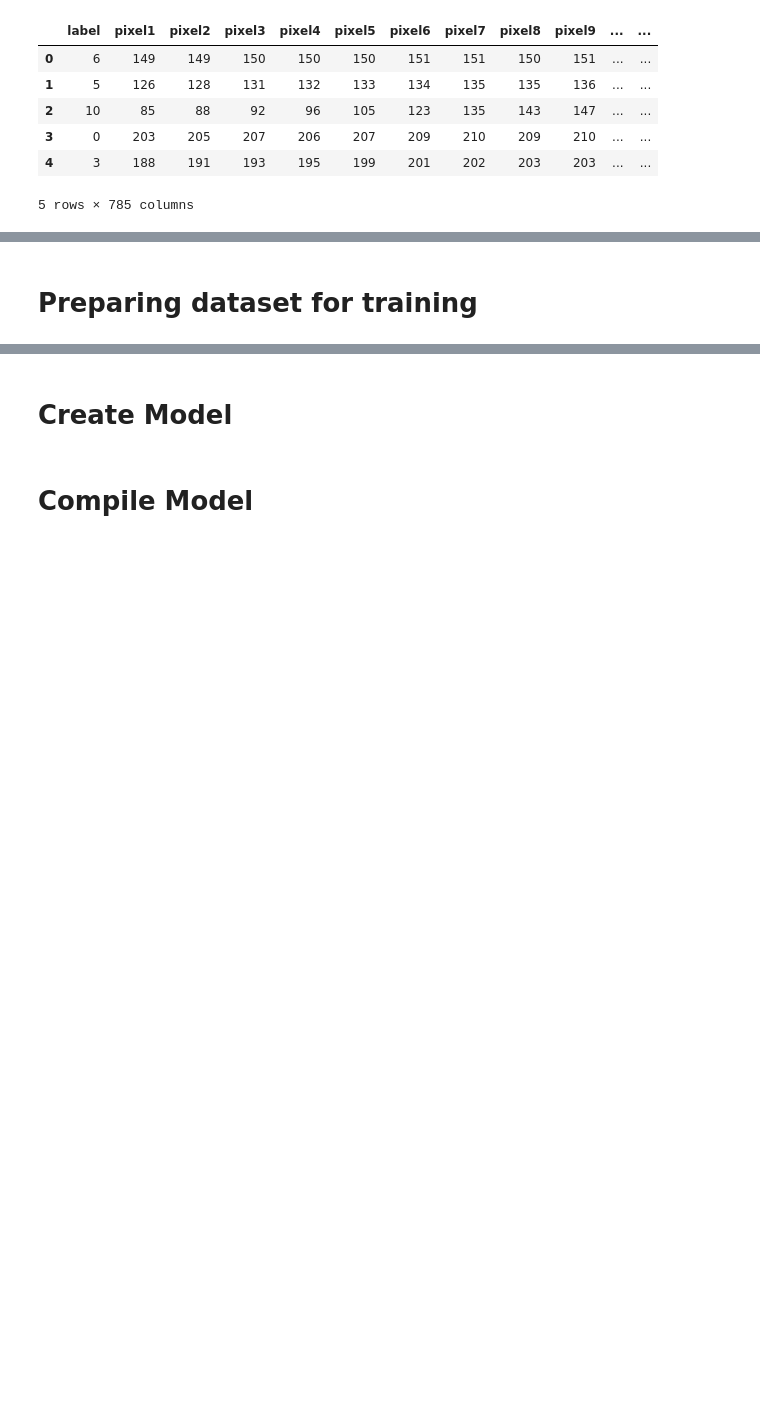
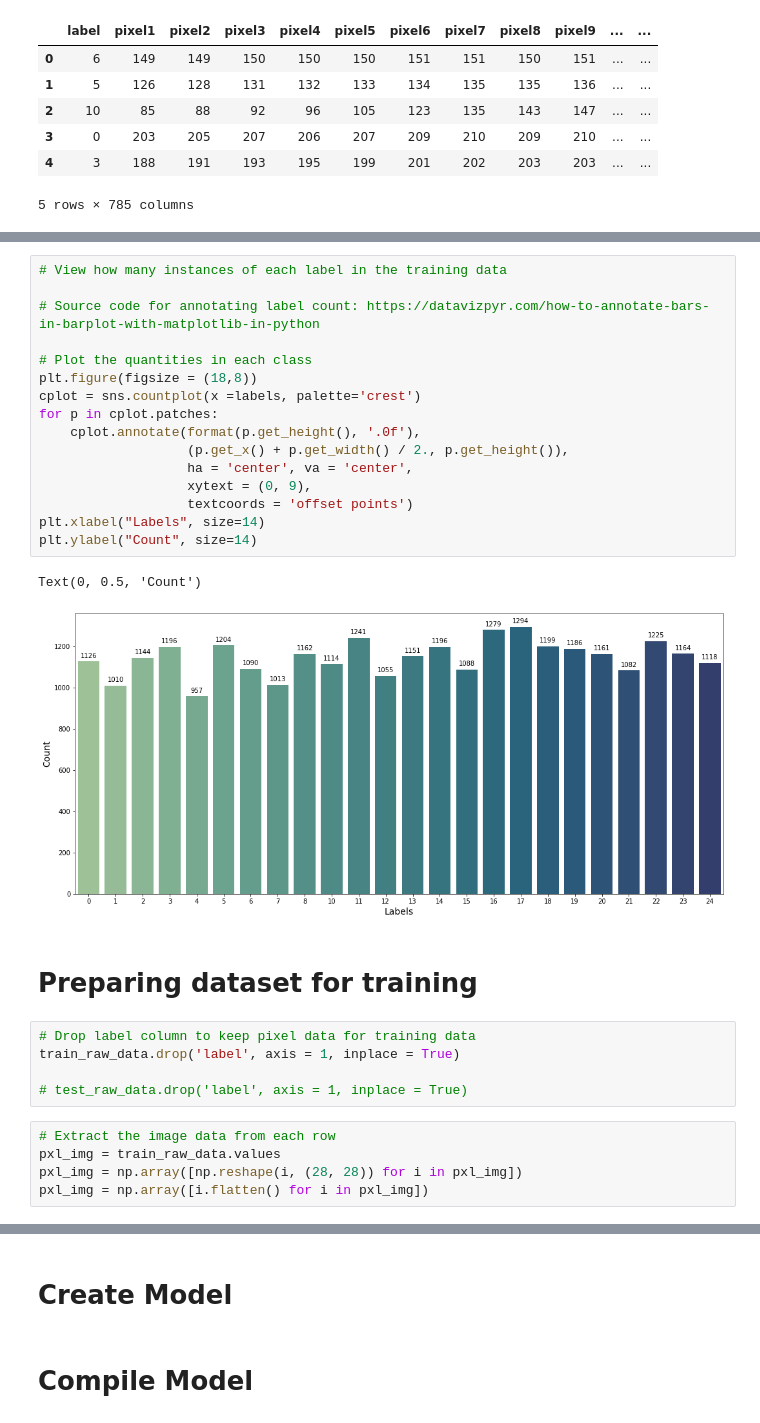
Before and after one commit to diannejardinez/cnn-for-computer-vision, a Jupyter notebook: CNN-MNIST-Sign-Language/CNN-MNIST-Sign-Language.ipynb, the cells around one changed output, grey strips where cells are left out. Saved outputs shown, nothing was run; the diff lists cells and outputs as text; blank space fills up the shorter version.

Commit message:
Preparing dataset for training

```diff
--- a/CNN-MNIST-Sign-Language/CNN-MNIST-Sign-Language.ipynb
+++ b/CNN-MNIST-Sign-Language/CNN-MNIST-Sign-Language.ipynb
@@ -53,5 +55,34 @@ np.unique(unique_val)
 # %% [output]
 array([ 0,  1,  2,  3,  4,  5,  6,  7,  8, 10, 11, 12, 13, 14, 15, 16, 17,
        18, 19, 20, 21, 22, 23, 24])
+# %%
+# View how many instances of each label in the training data
+
+# Source code for annotating label count: https://datavizpyr.com/how-to-annotate-bars-in-barplot-with-matplotlib-in-python
+
+# Plot the quantities in each class
+plt.figure(figsize = (18,8))
+cplot = sns.countplot(x =labels, palette='crest')
+for p in cplot.patches:
+    cplot.annotate(format(p.get_height(), '.0f'),
+                   (p.get_x() + p.get_width() / 2., p.get_height()),
+                   ha = 'center', va = 'center',
+                   xytext = (0, 9),
+                   textcoords = 'offset points')
+plt.xlabel("Labels", size=14)
+plt.ylabel("Count", size=14)
+# %% [output]
+Text(0, 0.5, 'Count')
+[figure, added]
 # %% [markdown]
 # Preparing dataset for training
+# %%
+# Drop label column to keep pixel data for training data
+train_raw_data.drop('label', axis = 1, inplace = True)
+
+# test_raw_data.drop('label', axis = 1, inplace = True)
+# %%
+# Extract the image data from each row
+pxl_img = train_raw_data.values
+pxl_img = np.array([np.reshape(i, (28, 28)) for i in pxl_img])
+pxl_img = np.array([i.flatten() for i in pxl_img])
```
Also changed, not shown: parts of 8 cells of this notebook.
